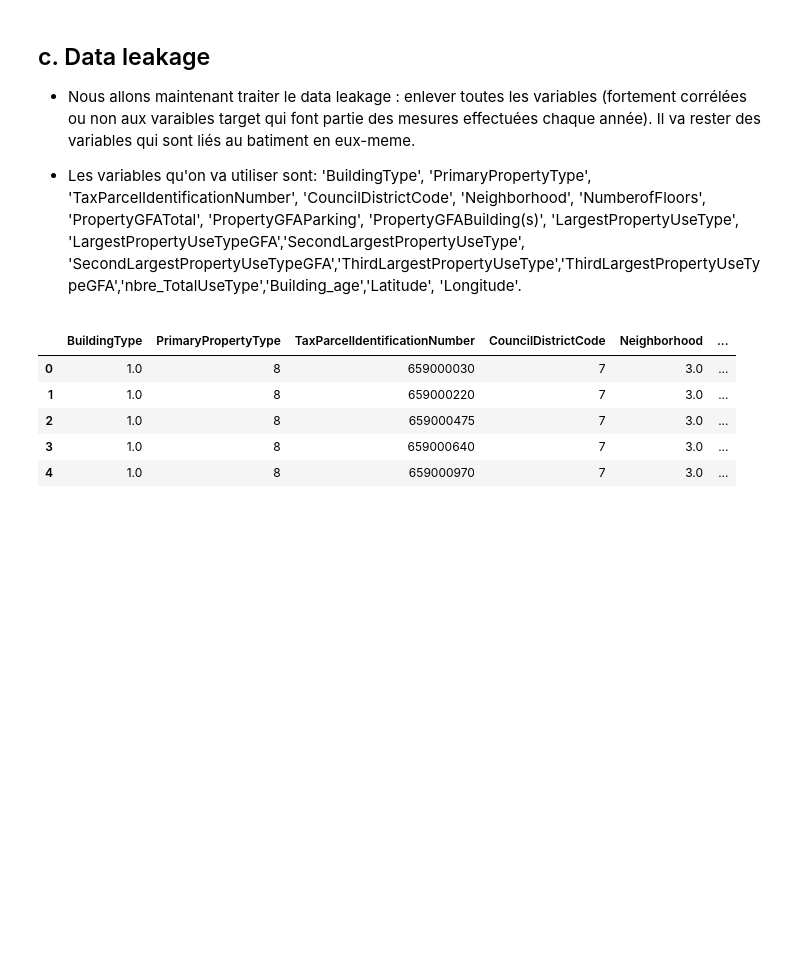
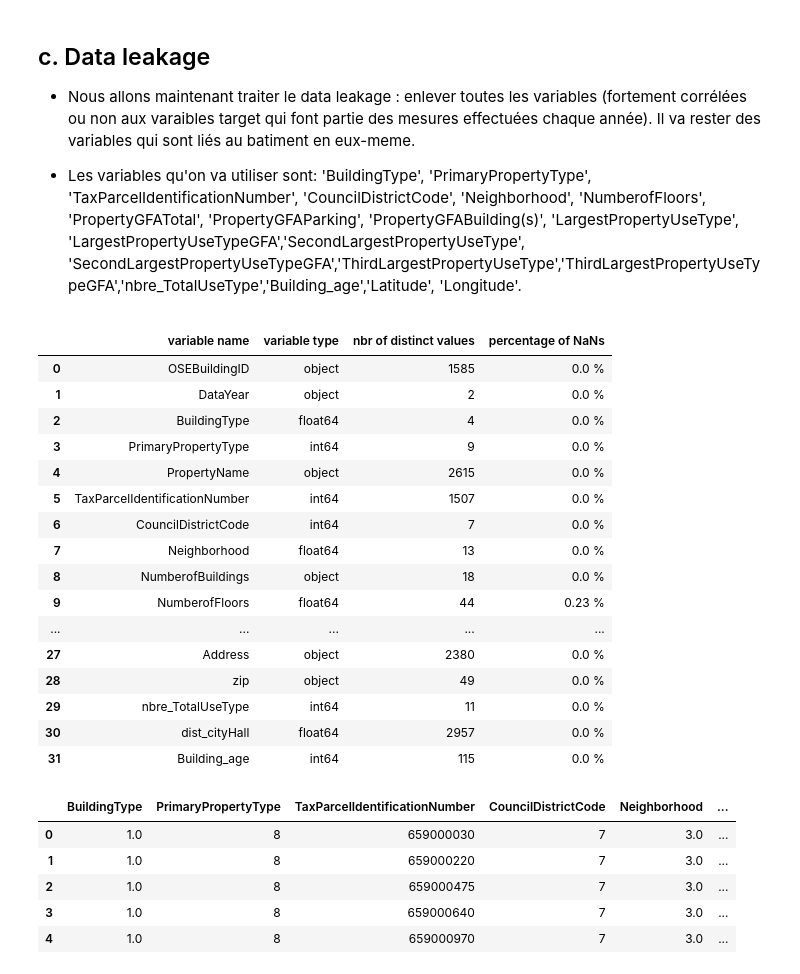
Before and after one commit to Soumaya-kh/seattle-city, a Jupyter notebook: Pélec_01_notebook.ipynb, the cells around one changed output. Saved outputs shown, nothing was run; the diff lists cells and outputs as text; code cells hidden in the pictures; blank space fills up the shorter version.

```diff
--- a/Pélec_01_notebook.ipynb
+++ b/Pélec_01_notebook.ipynb
@@ -1580,6 +1592,28 @@ Index(['OSEBuildingID', 'DataYear', 'BuildingType', 'PrimaryPropertyType',
 - Nous allons maintenant traiter le data leakage : enlever toutes les variables (fortement corrélées ou non aux varaibles target qui font partie des mesures effectuées chaque année). Il va rester des variables qui sont liés au batiment en eux-meme.
 
 - Les variables qu'on va utiliser sont: 'BuildingType', 'PrimaryPropertyType', 'TaxParcelIdentificationNumber', 'CouncilDistrictCode', 'Neighborhood', 'NumberofFloors', 'PropertyGFATotal', 'PropertyGFAParking', 'PropertyGFABuilding(s)', 'LargestPropertyUseType', 'LargestPropertyUseTypeGFA','SecondLargestPropertyUseType', 'SecondLargestPropertyUseTypeGFA','ThirdLargestPropertyUseType','ThirdLargestPropertyUseTypeGFA','nbre_TotalUseType','Building_age','Latitude', 'Longitude'.
+# %%
+clean_df = clean_df[clean_df['SiteEnergyUse(kBtu)'].notnull()&clean_df['TotalGHGEmissions'].notnull()]
+# %%
+my_module.variable_survey(clean_df)
+# %% [output]
+|  | variable name | variable type | nbr of distinct values | percentage of NaNs |
+| 0 | OSEBuildingID | object | 1585 | 0.0 % |
+| 1 | DataYear | object | 2 | 0.0 % |
+| 2 | BuildingType | float64 | 4 | 0.0 % |
+| 3 | PrimaryPropertyType | int64 | 9 | 0.0 % |
+| 4 | PropertyName | object | 2615 | 0.0 % |
+| 5 | TaxParcelIdentificationNumber | int64 | 1507 | 0.0 % |
+| 6 | CouncilDistrictCode | int64 | 7 | 0.0 % |
+| 7 | Neighborhood | float64 | 13 | 0.0 % |
+| 8 | NumberofBuildings | object | 18 | 0.0 % |
+| 9 | NumberofFloors | float64 | 44 | 0.23 % |
+| ... | ... | ... | ... | ... |
+| 27 | Address | object | 2380 | 0.0 % |
+| 28 | zip | object | 49 | 0.0 % |
+| 29 | nbre_TotalUseType | int64 | 11 | 0.0 % |
+| 30 | dist_cityHall | float64 | 2957 | 0.0 % |
+| 31 | Building_age | int64 | 115 | 0.0 % |
 # %%
 vars_to_analyse= ['BuildingType', 'PrimaryPropertyType', 'TaxParcelIdentificationNumber', 'CouncilDistrictCode', \
                   'Neighborhood', 'NumberofFloors', 'PropertyGFATotal', 'PropertyGFAParking', \
```
Also changed, not shown: parts of 95 cells of this notebook.
